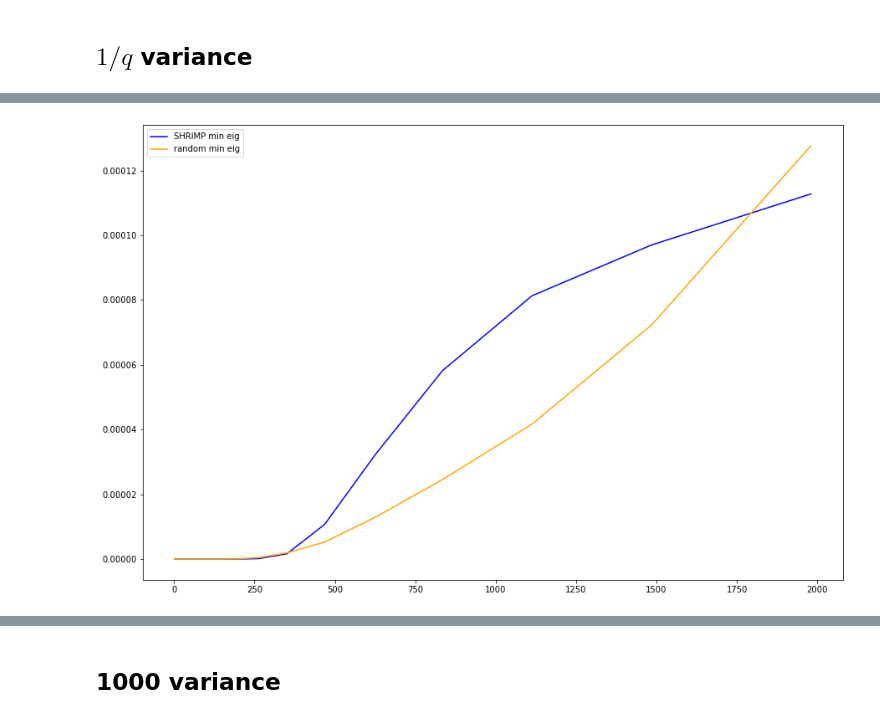
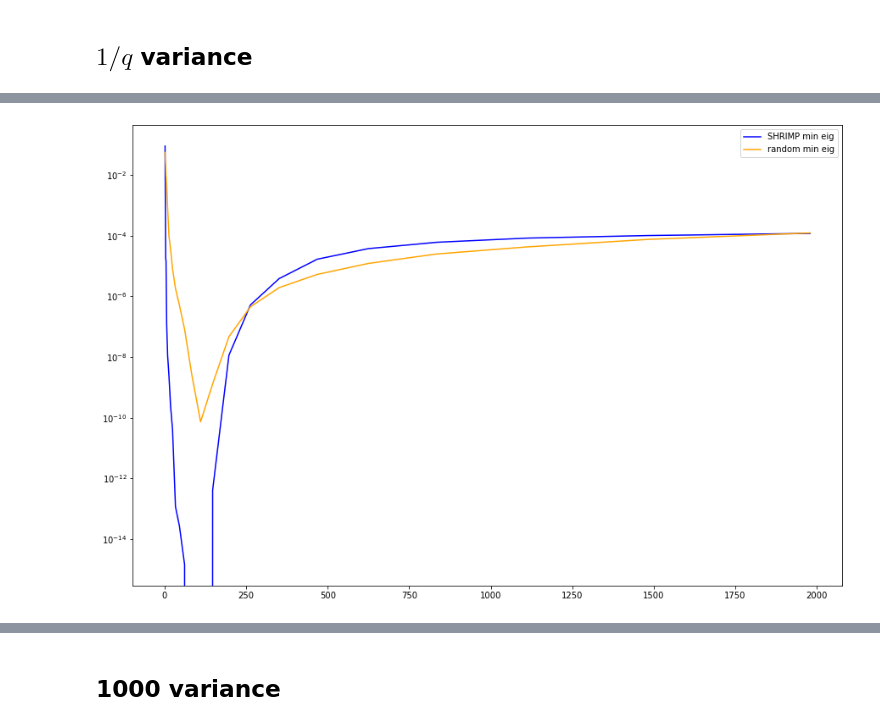
Before and after one commit to rhshi/sparse-rf, a Jupyter notebook: examples/spectrum/test_fn4.ipynb, the cells around one changed output, grey strips where cells are left out. Drawn from its saved outputs; the diff is of its cells as text; code cells hidden in the pictures.

```diff
--- a/examples/spectrum/test_fn4.ipynb
+++ b/examples/spectrum/test_fn4.ipynb
@@ -49,11 +49,11 @@ plt.show()
 # %%
 plt.figure(figsize=(15, 10))
-plt.plot(svr_q.lengths, svr_q.eigs_s_min, label="SHRIMP min eig", color="blue")
-plt.plot(svr_q.lengths, svr_q.eigs_r_min, label="random min eig", color="orange")
+plt.semilogy(svr_q.lengths[:], svr_q.eigs_s_min[:], label="SHRIMP min eig", color="blue")
+plt.semilogy(svr_q.lengths[:], svr_q.eigs_r_min[:], label="random min eig", color="orange")
 plt.legend(loc="best")
 plt.show()
 # %% [output]
-[figure, old version]
+[figure, new version]
 # %%
 plt.figure(figsize=(15, 10))
 plt.plot(svr_q.lengths, svr_q.eigs_s_max, label="SHRIMP max eig", color="blue")
```
Also changed, not shown: parts of 6 cells of this notebook, 2 other files.
